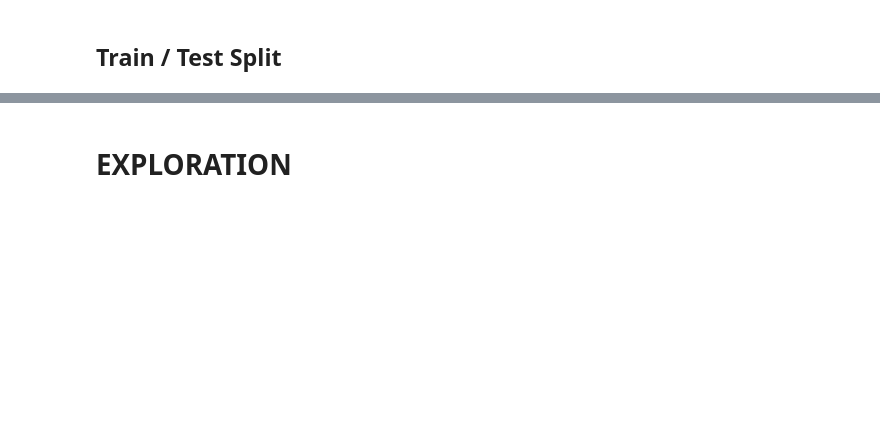
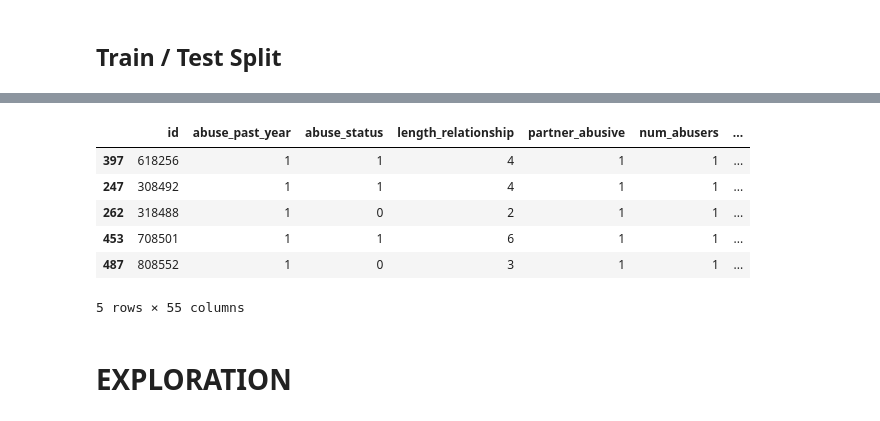
Before and after one commit to codeup-capstone-one/domestic-violence, a Jupyter notebook: master_phase2_ALPHA.ipynb, the cells around one changed output, grey strips where cells are left out. Saved outputs shown, nothing was run; the diff lists cells and outputs as text; code cells hidden in the pictures; blank space fills up the shorter version.

```diff
--- a/master_phase2_ALPHA.ipynb
+++ b/master_phase2_ALPHA.ipynb
@@ -311,3 +417,13 @@ np.any(np.isnan(dfb)) # True
+# %%
+test_df.head()
+# %% [output]
+|  | id | abuse_past_year | abuse_status | length_relationship | partner_abusive | num_abusers | ... |
+| 397 | 618256 | 1 | 1 | 4 | 1 | 1 | ... |
+| 247 | 308492 | 1 | 1 | 4 | 1 | 1 | ... |
+| 262 | 318488 | 1 | 0 | 2 | 1 | 1 | ... |
+| 453 | 708501 | 1 | 1 | 6 | 1 | 1 | ... |
+| 487 | 808552 | 1 | 0 | 3 | 1 | 1 | ... |
+5 rows × 55 columns
 # %% [markdown]
 # EXPLORATION
 # %%
```
Also changed, not shown: parts of 21 cells of this notebook.
